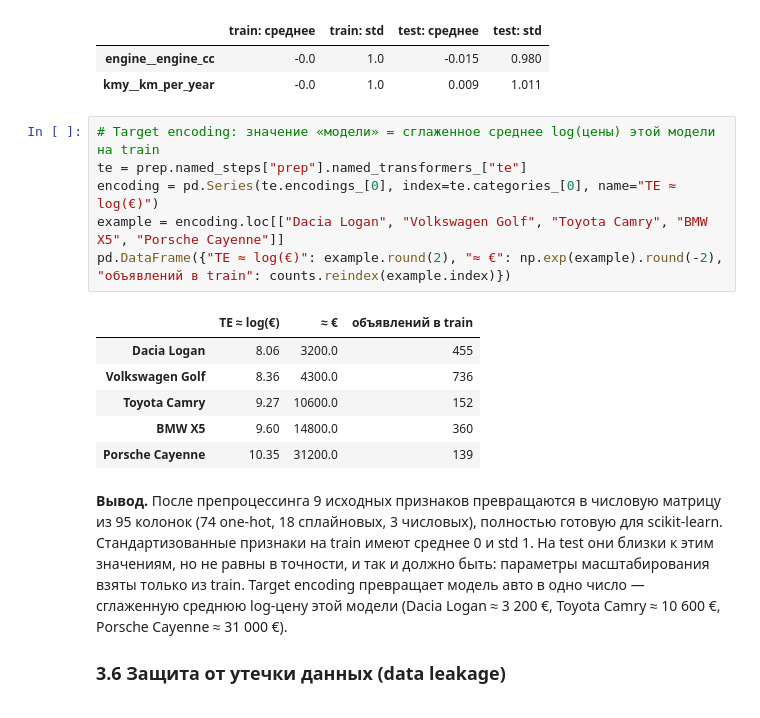
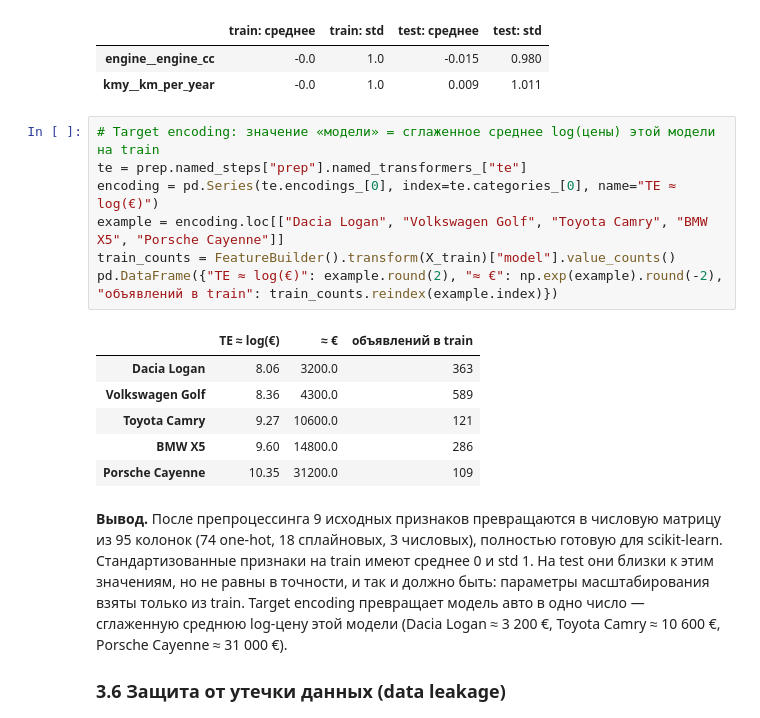
Before and after one commit to conzoad/car-advisor-md, a Jupyter notebook: notebooks/01_data_eda_preparation.ipynb, the cells around one changed output. Drawn from its saved outputs; the diff is of its cells as text.

```diff
--- a/notebooks/01_data_eda_preparation.ipynb
+++ b/notebooks/01_data_eda_preparation.ipynb
@@ -561,16 +561,17 @@ kmy        1
 # %%
 # Target encoding: значение «модели» = сглаженное среднее log(цены) этой модели на train
 te = prep.named_steps["prep"].named_transformers_["te"]
 encoding = pd.Series(te.encodings_[0], index=te.categories_[0], name="TE ≈ log(€)")
 example = encoding.loc[["Dacia Logan", "Volkswagen Golf", "Toyota Camry", "BMW X5", "Porsche Cayenne"]]
-pd.DataFrame({"TE ≈ log(€)": example.round(2), "≈ €": np.exp(example).round(-2), "объявлений в train": counts.reindex(example.index)})
+train_counts = FeatureBuilder().transform(X_train)["model"].value_counts()
+pd.DataFrame({"TE ≈ log(€)": example.round(2), "≈ €": np.exp(example).round(-2), "объявлений в train": train_counts.reindex(example.index)})
 # %% [output]
 |  | TE ≈ log(€) | ≈ € | объявлений в train |
-| Dacia Logan | 8.06 | 3200.0 | 455 |
-| Volkswagen Golf | 8.36 | 4300.0 | 736 |
-| Toyota Camry | 9.27 | 10600.0 | 152 |
-| BMW X5 | 9.60 | 14800.0 | 360 |
-| Porsche Cayenne | 10.35 | 31200.0 | 139 |
+| Dacia Logan | 8.06 | 3200.0 | 363 |
+| Volkswagen Golf | 8.36 | 4300.0 | 589 |
+| Toyota Camry | 9.27 | 10600.0 | 121 |
+| BMW X5 | 9.60 | 14800.0 | 286 |
+| Porsche Cayenne | 10.35 | 31200.0 | 109 |
 # %% [markdown]
 **Вывод.** После препроцессинга 9 исходных признаков превращаются в числовую матрицу из 95 колонок (74 one-hot, 18 сплайновых, 3 числовых), полностью готовую для scikit-learn. Стандартизованные признаки на train имеют среднее 0 и std 1. На test они близки к этим значениям, но не равны в точности, и так и должно быть: параметры масштабирования взяты только из train. Target encoding превращает модель авто в одно число — сглаженную среднюю log-цену этой модели (Dacia Logan ≈ 3 200 €, Toyota Camry ≈ 10 600 €, Porsche Cayenne ≈ 31 000 €).
 
```
Also changed, not shown: 1 other file.
